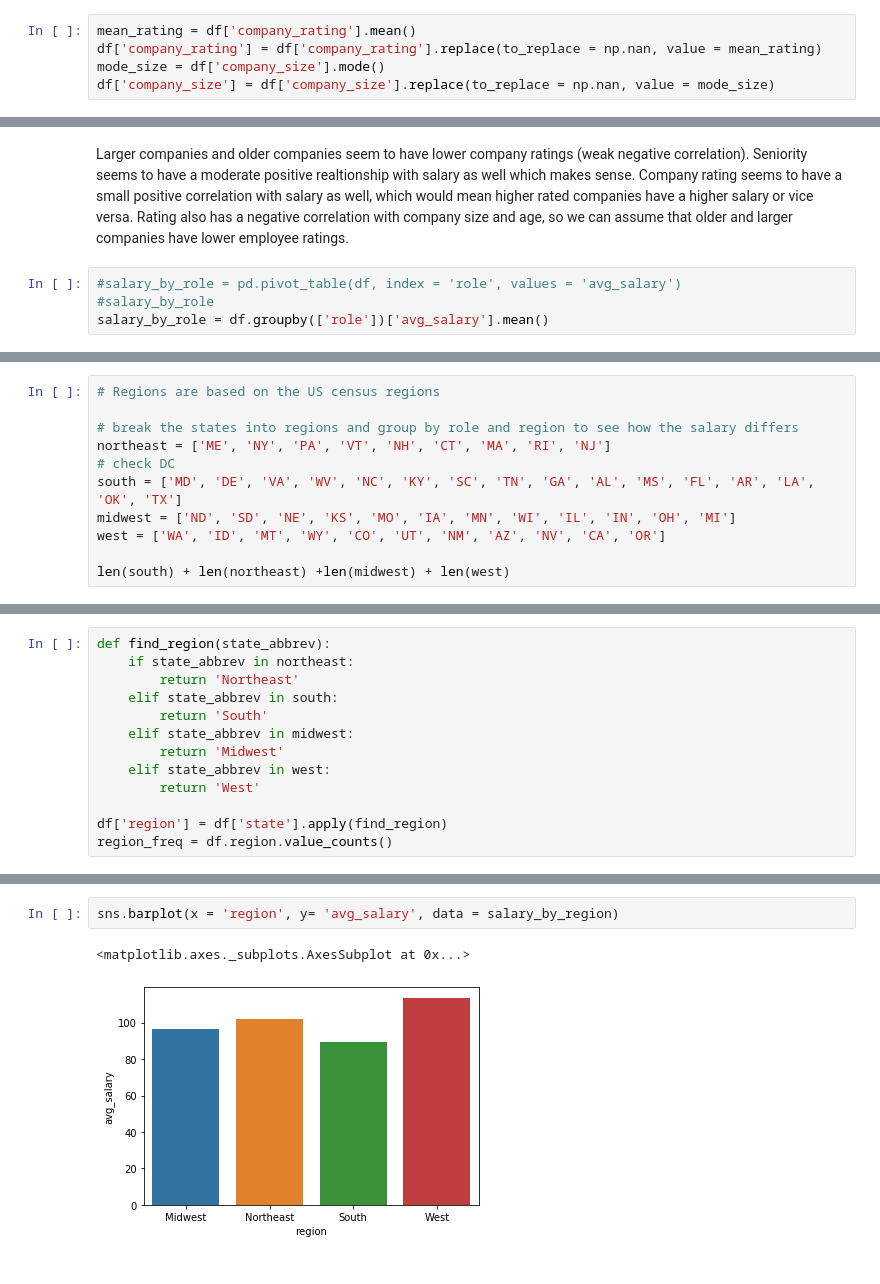
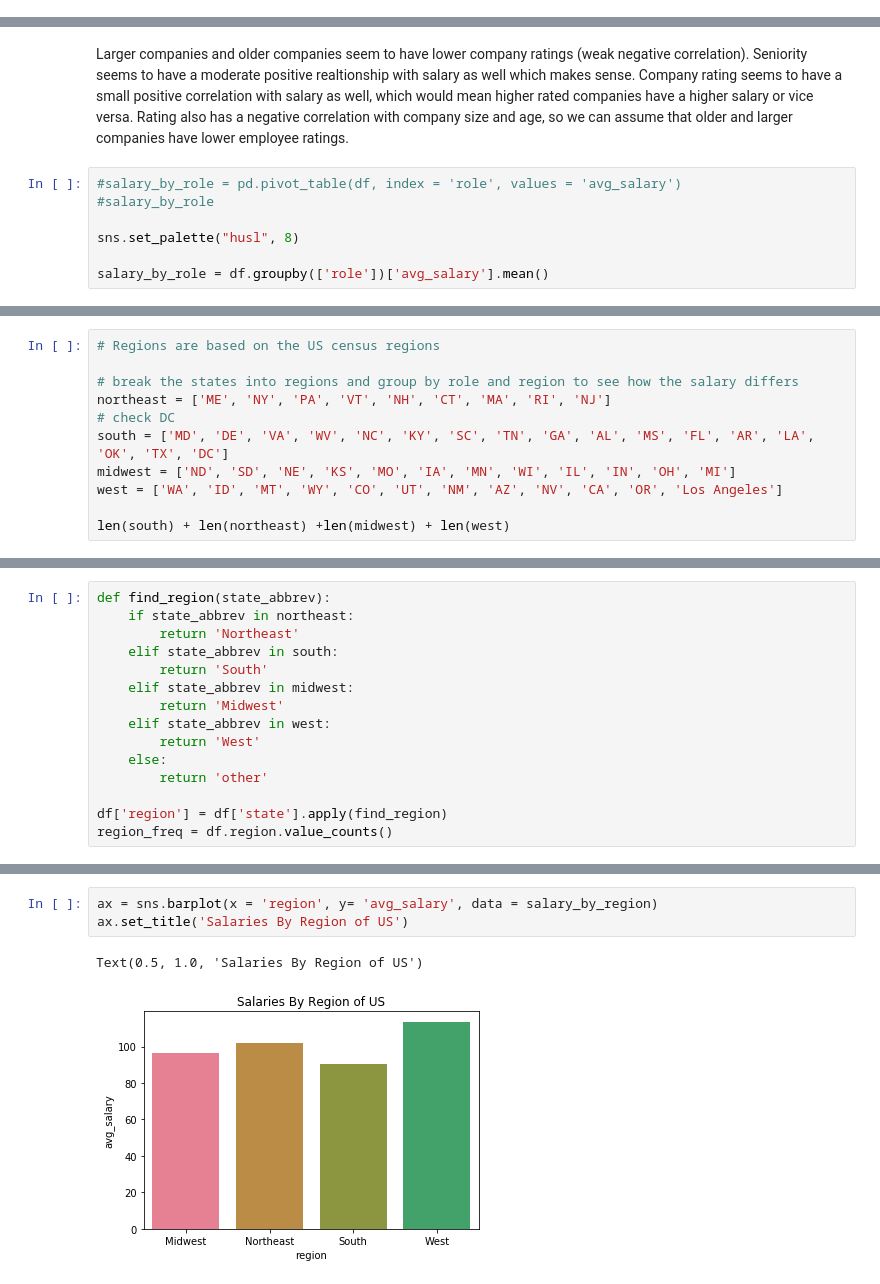
Before and after one commit to aidanberry12/Glassdoor_Salary_Analysis, a Jupyter notebook: Exploratory_Analysis.ipynb, the cells around one changed output, grey strips where cells are left out. Drawn from its saved outputs; the diff is of its cells as text.

```diff
--- a/Exploratory_Analysis.ipynb
+++ b/Exploratory_Analysis.ipynb
@@ -31,8 +19,3 @@ dtype: int64
-# %%
-mean_rating = df['company_rating'].mean()
-df['company_rating'] = df['company_rating'].replace(to_replace = np.nan, value = mean_rating)
-mode_size = df['company_size'].mode()
-df['company_size'] = df['company_size'].replace(to_replace = np.nan, value = mode_size)
 # %%
 plt.xlabel('Salary in Thousands')
 plt.ylabel('Frequency')
@@ -135,6 +118,9 @@ Larger companies and older companies seem to have lower company ratings (weak ne
 # %%
 #salary_by_role = pd.pivot_table(df, index = 'role', values = 'avg_salary')
 #salary_by_role
+
+sns.set_palette("husl", 8)
+
 salary_by_role = df.groupby(['role'])['avg_salary'].mean()
 # %%
 ax = sns.barplot(x = salary_by_role.index, y = salary_by_role.values)
@@ -154,9 +140,9 @@ Text(0.5, 1.0, 'Salary by Role')
 # break the states into regions and group by role and region to see how the salary differs
 northeast = ['ME', 'NY', 'PA', 'VT', 'NH', 'CT', 'MA', 'RI', 'NJ']
 # check DC
-south = ['MD', 'DE', 'VA', 'WV', 'NC', 'KY', 'SC', 'TN', 'GA', 'AL', 'MS', 'FL', 'AR', 'LA', 'OK', 'TX']
+south = ['MD', 'DE', 'VA', 'WV', 'NC', 'KY', 'SC', 'TN', 'GA', 'AL', 'MS', 'FL', 'AR', 'LA', 'OK', 'TX', 'DC']
 midwest = ['ND', 'SD', 'NE', 'KS', 'MO', 'IA', 'MN', 'WI', 'IL', 'IN', 'OH', 'MI']
-west = ['WA', 'ID', 'MT', 'WY', 'CO', 'UT', 'NM', 'AZ', 'NV', 'CA', 'OR']
+west = ['WA', 'ID', 'MT', 'WY', 'CO', 'UT', 'NM', 'AZ', 'NV', 'CA', 'OR', 'Los Angeles']
 
 len(south) + len(northeast) +len(midwest) + len(west)
 # %% [output]
@@ -171,6 +157,8 @@ def find_region(state_abbrev):
         return 'Midwest'
     elif state_abbrev in west:
         return 'West'
+    else:
+        return 'other'
 
 df['region'] = df['state'].apply(find_region)
 region_freq = df.region.value_counts()
@@ -214,5 +202,6 @@ salary_by_region
 # %%
-sns.barplot(x = 'region', y= 'avg_salary', data = salary_by_region)
+ax = sns.barplot(x = 'region', y= 'avg_salary', data = salary_by_region)
+ax.set_title('Salaries By Region of US')
 # %% [output]
-<matplotlib.axes._subplots.AxesSubplot at 0x...>
+Text(0.5, 1.0, 'Salaries By Region of US')
-[figure, old version]
+[figure, new version]
```
Also changed, not shown: parts of 29 cells of this notebook, 2 other files.
